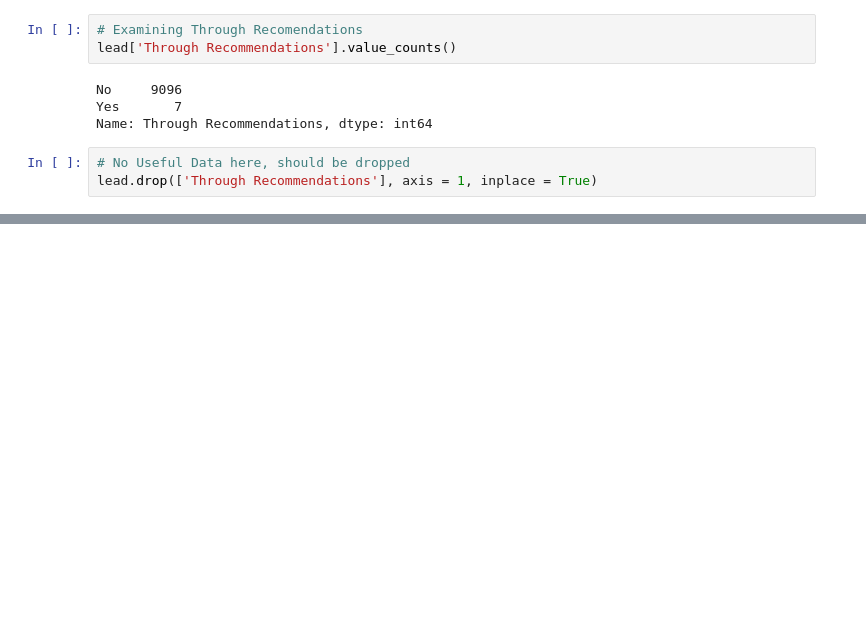
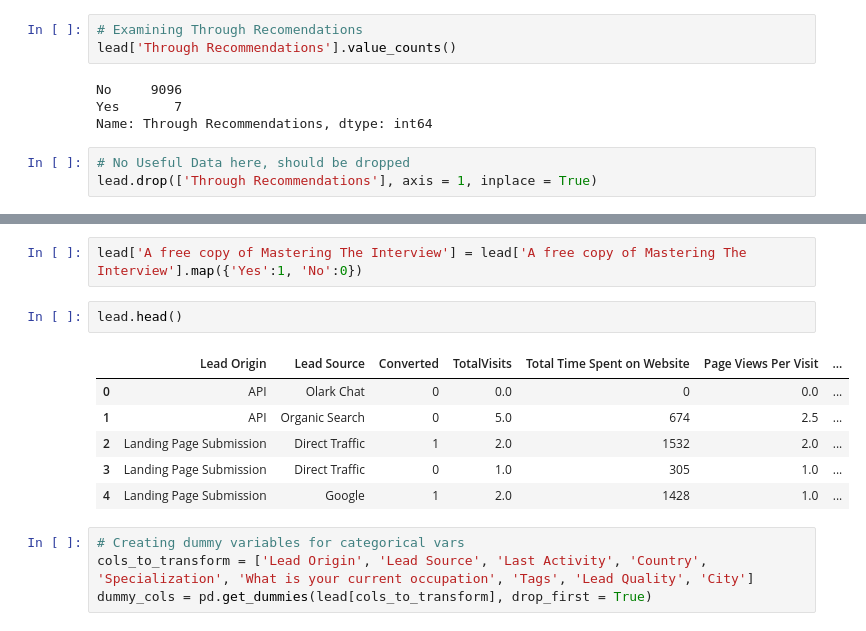
Before and after one commit to nicwenzel26/PythonPractice, a Jupyter notebook: Supervised Learning Practice/Supervised Learning Prac.ipynb, the cells around one changed output, grey strips where cells are left out. Drawn from its saved outputs; the diff is of its cells as text; blank space fills up the shorter version.

```diff
--- a/Supervised Learning Practice/Supervised Learning Prac.ipynb
+++ b/Supervised Learning Practice/Supervised Learning Prac.ipynb
@@ -999,0 +1242,15 @@ lead.drop(['Through Recommendations'], axis = 1, inplace = True)
+# %%
+lead['A free copy of Mastering The Interview'] = lead['A free copy of Mastering The Interview'].map({'Yes':1, 'No':0})
+# %%
+lead.head()
+# %% [output]
+|  | Lead Origin | Lead Source | Converted | TotalVisits | Total Time Spent on Website | Page Views Per Visit | ... |
+| 0 | API | Olark Chat | 0 | 0.0 | 0 | 0.0 | ... |
+| 1 | API | Organic Search | 0 | 5.0 | 674 | 2.5 | ... |
+| 2 | Landing Page Submission | Direct Traffic | 1 | 2.0 | 1532 | 2.0 | ... |
+| 3 | Landing Page Submission | Direct Traffic | 0 | 1.0 | 305 | 1.0 | ... |
+| 4 | Landing Page Submission | Google | 1 | 2.0 | 1428 | 1.0 | ... |
+# %%
+# Creating dummy variables for categorical vars
+cols_to_transform = ['Lead Origin', 'Lead Source', 'Last Activity', 'Country', 'Specialization', 'What is your current occupation', 'Tags', 'Lead Quality', 'City']
+dummy_cols = pd.get_dummies(lead[cols_to_transform], drop_first = True)
```
Also changed, not shown: parts of 55 cells of this notebook.
